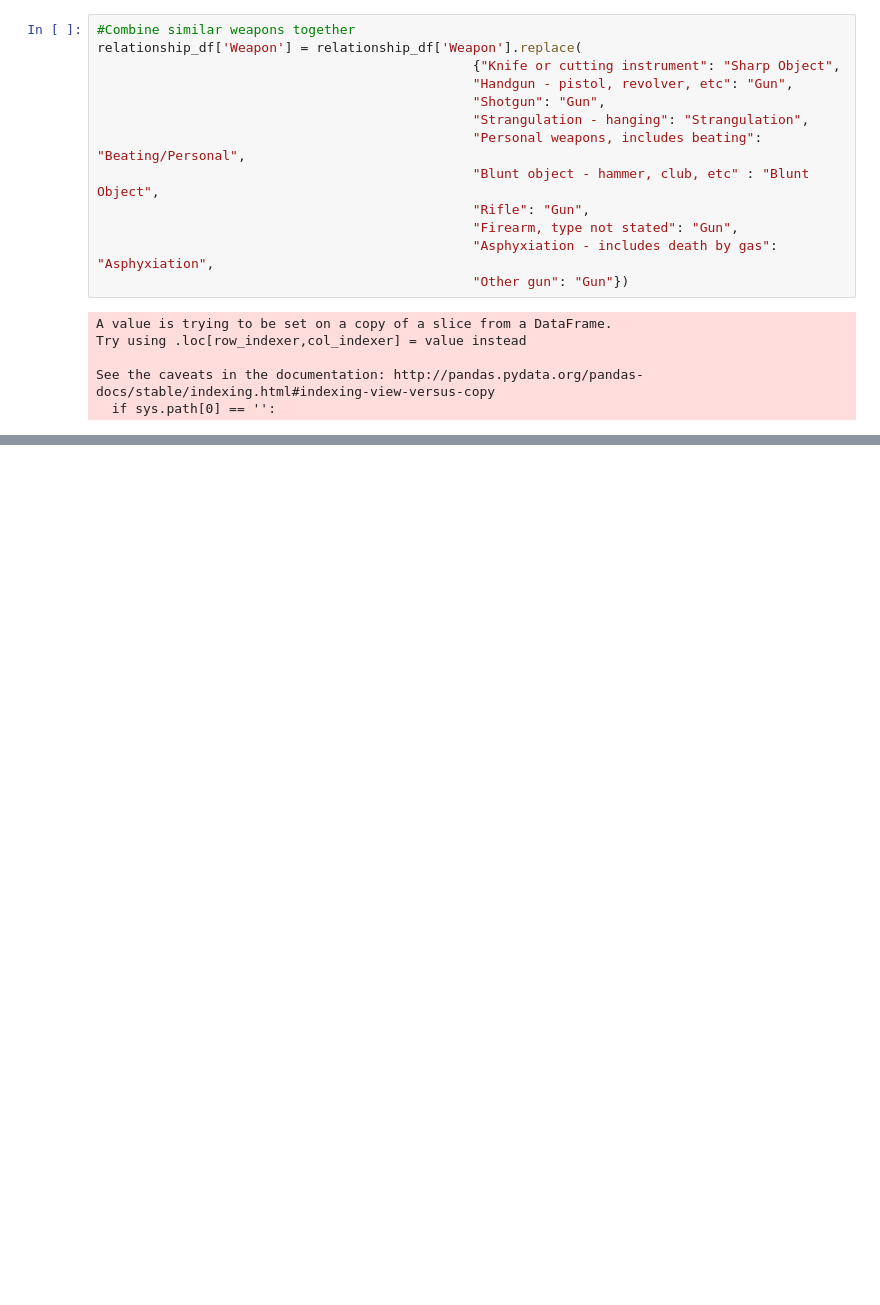
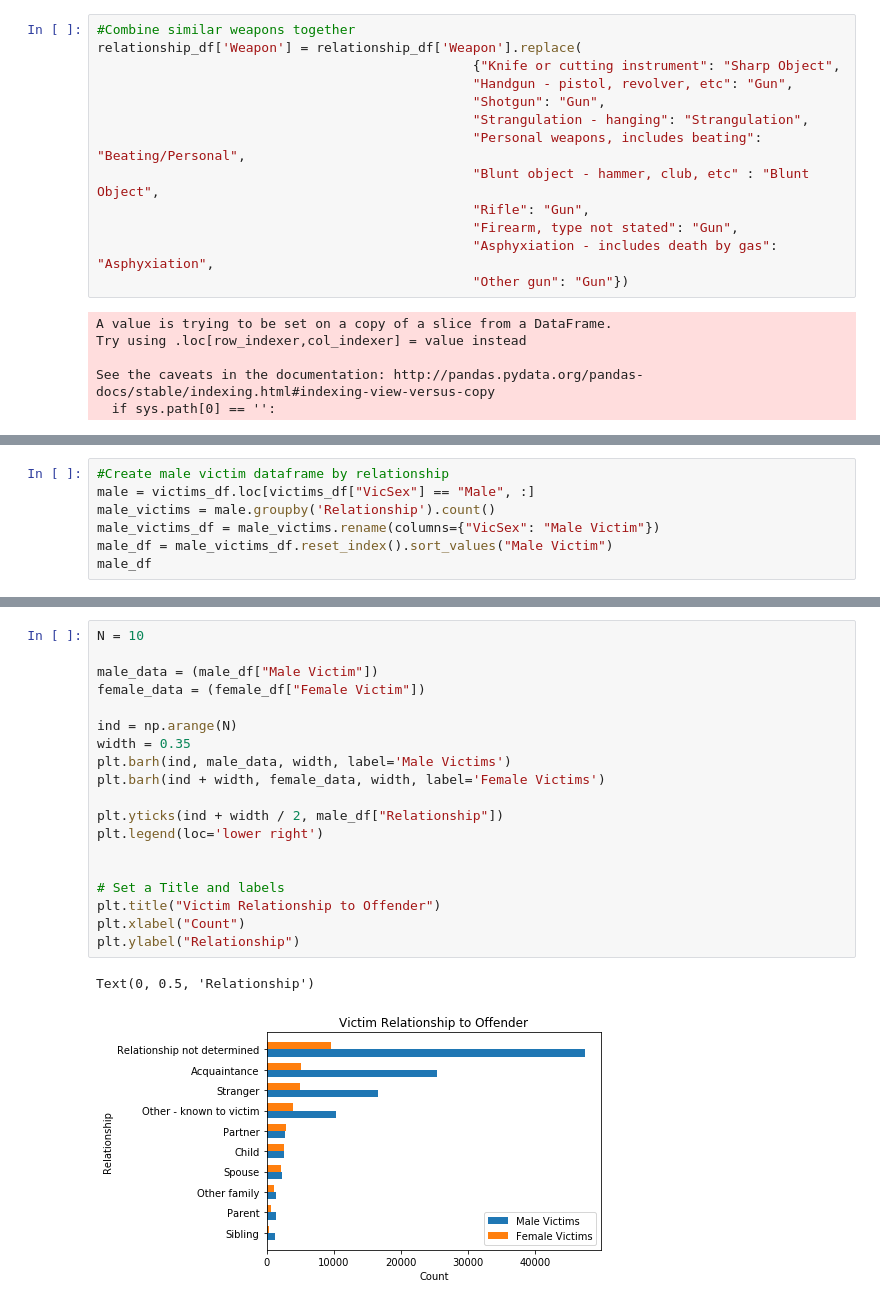
Before and after one commit to bendgame/Project-one, a Jupyter notebook: Midwest_Murder_Relationships.ipynb, the cells around one changed output, grey strips where cells are left out. Saved outputs shown, nothing was run; the diff lists cells and outputs as text; blank space fills up the shorter version.

```diff
--- a/Midwest_Murder_Relationships.ipynb
+++ b/Midwest_Murder_Relationships.ipynb
@@ -66,0 +97,7 @@ See the caveats in the documentation: http://pandas.pydata.org/pandas-docs/stabl
+# %%
+#Create male victim dataframe by relationship
+male = victims_df.loc[victims_df["VicSex"] == "Male", :]
+male_victims = male.groupby('Relationship').count()
+male_victims_df = male_victims.rename(columns={"VicSex": "Male Victim"})
+male_df = male_victims_df.reset_index().sort_values("Male Victim")
+male_df
@@ -68,0 +148,22 @@ See the caveats in the documentation: http://pandas.pydata.org/pandas-docs/stabl
+# %%
+N = 10
+
+male_data = (male_df["Male Victim"])
+female_data = (female_df["Female Victim"])
+
+ind = np.arange(N)
+width = 0.35
+plt.barh(ind, male_data, width, label='Male Victims')
+plt.barh(ind + width, female_data, width, label='Female Victims')
+
+plt.yticks(ind + width / 2, male_df["Relationship"])
+plt.legend(loc='lower right')
+
+
+# Set a Title and labels
+plt.title("Victim Relationship to Offender")
+plt.xlabel("Count")
+plt.ylabel("Relationship")
+# %% [output]
+Text(0, 0.5, 'Relationship')
+[figure, added]
```
Also changed, not shown: parts of 10 cells of this notebook.
